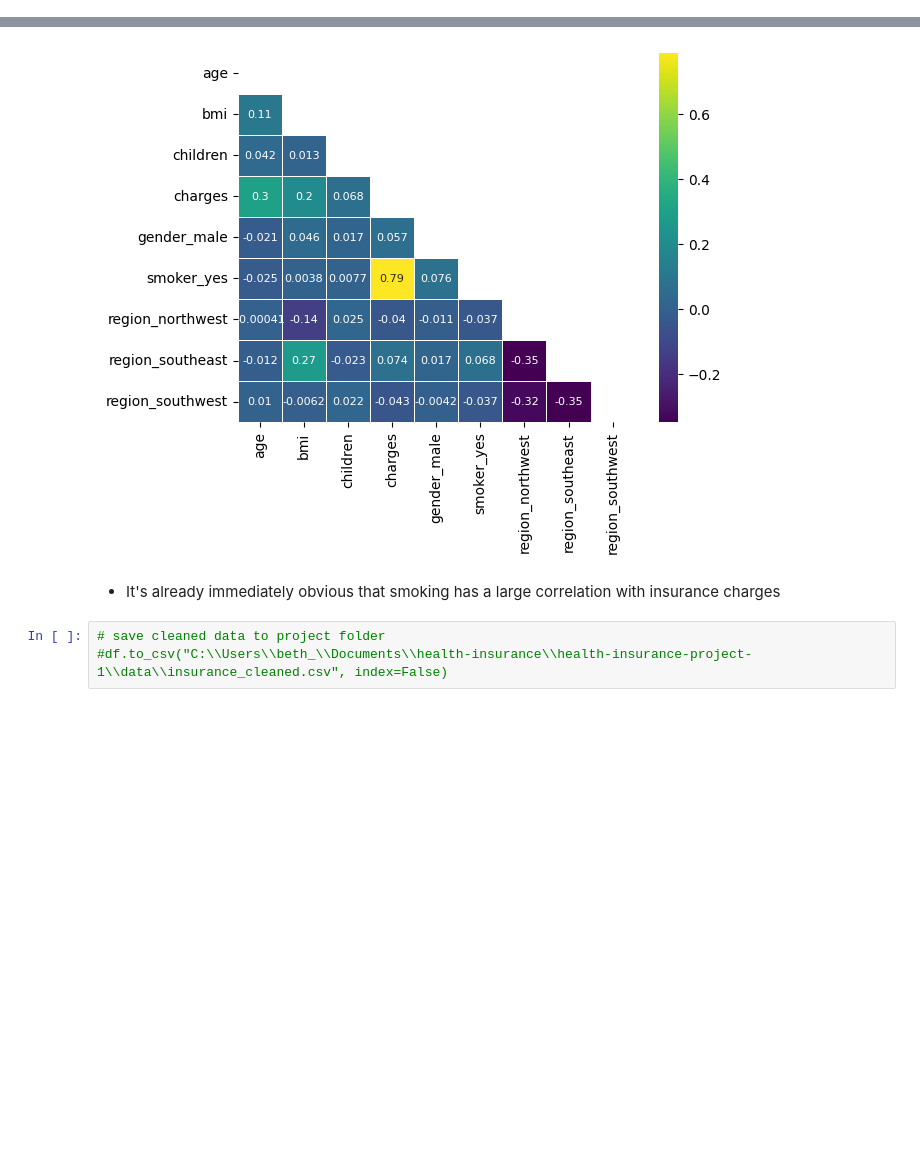
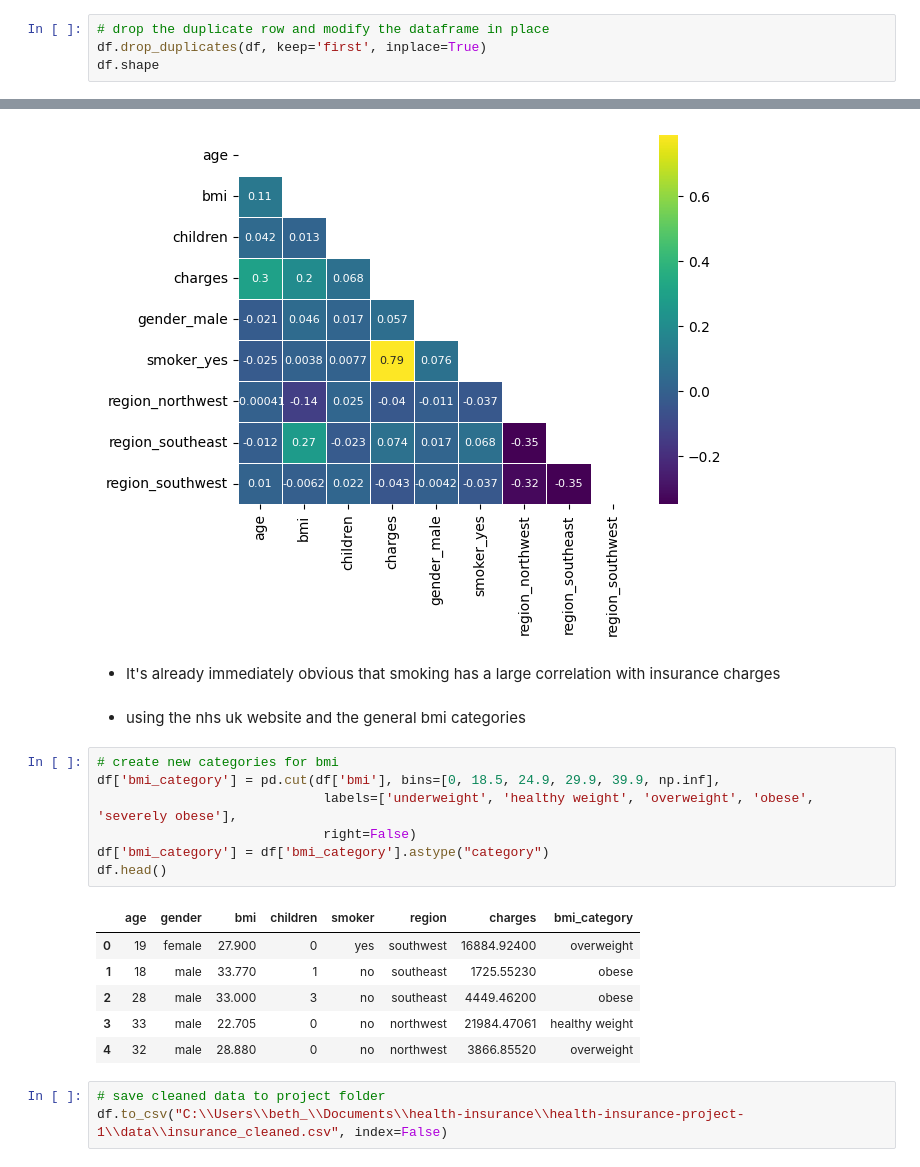
Before and after one commit to BethW83/health-insurance-project-1, a Jupyter notebook: jupyter_notebooks/Notebook-1-cleaning.ipynb, the cells around one changed output, grey strips where cells are left out. Cells and saved outputs as stored; diff of their text form; blank space fills up the shorter version.

Commit message:
update notebook-1 with added bmi category

```diff
--- a/jupyter_notebooks/Notebook-1-cleaning.ipynb
+++ b/jupyter_notebooks/Notebook-1-cleaning.ipynb
@@ -104,0 +121,4 @@ memory usage: 46.3 KB
+# %%
+# drop the duplicate row and modify the dataframe in place
+df.drop_duplicates(df, keep='first', inplace=True)
+df.shape
@@ -128,6 +150,22 @@ plt.show()
 [figure]
 # %% [markdown]
 * It's already immediately obvious that smoking has a large correlation with insurance charges
+# %% [markdown]
+* using the nhs uk website and the general bmi categories
+# %%
+# create new categories for bmi
+df['bmi_category'] = pd.cut(df['bmi'], bins=[0, 18.5, 24.9, 29.9, 39.9, np.inf],
+                             labels=['underweight', 'healthy weight', 'overweight', 'obese', 'severely obese'],
+                             right=False)
+df['bmi_category'] = df['bmi_category'].astype("category")
+df.head()
+# %% [output]
+|  | age | gender | bmi | children | smoker | region | charges | bmi_category |
+| 0 | 19 | female | 27.900 | 0 | yes | southwest | 16884.92400 | overweight |
+| 1 | 18 | male | 33.770 | 1 | no | southeast | 1725.55230 | obese |
+| 2 | 28 | male | 33.000 | 3 | no | southeast | 4449.46200 | obese |
+| 3 | 33 | male | 22.705 | 0 | no | northwest | 21984.47061 | healthy weight |
+| 4 | 32 | male | 28.880 | 0 | no | northwest | 3866.85520 | overweight |
 # %%
 # save cleaned data to project folder
-#df.to_csv("C:\\Users\\beth_\\Documents\\health-insurance\\health-insurance-project-1\\data\\insurance_cleaned.csv", index=False)
+df.to_csv("C:\\Users\\beth_\\Documents\\health-insurance\\health-insurance-project-1\\data\\insurance_cleaned.csv", index=False)
```
Also changed, not shown: parts of 4 cells of this notebook.
